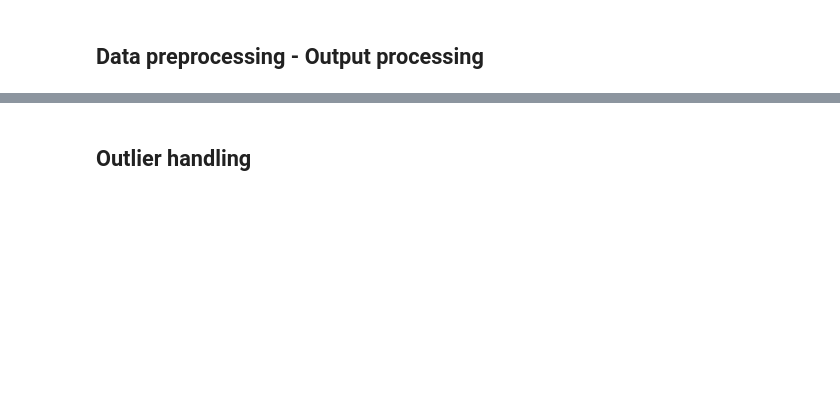
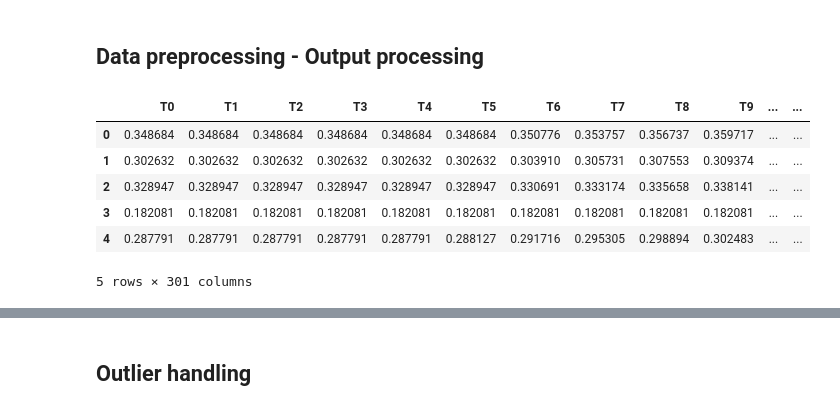
Before and after one commit to Xitenghao/MBR-XGBoost, a Jupyter notebook: Exploration.ipynb, the cells around one changed output, grey strips where cells are left out. Cells and saved outputs as stored; diff of their text form; code cells hidden in the pictures; blank space fills up the shorter version.

```diff
--- a/Exploration.ipynb
+++ b/Exploration.ipynb
@@ -124,19 +26,23 @@ plt.show()
 # %%
 # IDs that meet the research criteria
-# use_ID = Info.loc[(max_tos<=max_tos_Q2) & (Info['n'] >= 3) & (max_tos>=max_tos_Q1), 'ID'].tolist()
-use_ID = Info.loc[(Info['maxTOS'] <= 3000) & (Info['n'] >= 5) & (Info['maxTOS'] >= 300),'ID'].tolist()
-use_mto_df = mto_df[mto_df['ID'].isin(use_ID)]
-use_mto_df.reset_index(drop=True,inplace=True)
-use_mto_df.to_excel('use_df.xlsx', index=False)
+data_used = pd.read_excel('ethylene_used.xlsx')
+ID = list(set(data_used['ID']))
 
-# Define the time interval and interpolation points
 # - the time interval we focused on
 Tmin = 0; Tmax = 300
 Grids = np.arange(Tmin, Tmax+1, 1)
 
 '''Call the defined function for interpolation'''
-df_Curves = format_Curves(use_mto_df, use_ID, 'Stotal%', Grids)
-print(len(df_Curves))
+df_Curves = format_Curves(data_used, ID, Grids)
+df_Curves.head()
+# %% [output]
+|  | T0 | T1 | T2 | T3 | T4 | T5 | T6 | T7 | T8 | T9 | ... | ... |
+| 0 | 0.348684 | 0.348684 | 0.348684 | 0.348684 | 0.348684 | 0.348684 | 0.350776 | 0.353757 | 0.356737 | 0.359717 | ... | ... |
+| 1 | 0.302632 | 0.302632 | 0.302632 | 0.302632 | 0.302632 | 0.302632 | 0.303910 | 0.305731 | 0.307553 | 0.309374 | ... | ... |
+| 2 | 0.328947 | 0.328947 | 0.328947 | 0.328947 | 0.328947 | 0.328947 | 0.330691 | 0.333174 | 0.335658 | 0.338141 | ... | ... |
+| 3 | 0.182081 | 0.182081 | 0.182081 | 0.182081 | 0.182081 | 0.182081 | 0.182081 | 0.182081 | 0.182081 | 0.182081 | ... | ... |
+| 4 | 0.287791 | 0.287791 | 0.287791 | 0.287791 | 0.287791 | 0.288127 | 0.291716 | 0.295305 | 0.298894 | 0.302483 | ... | ... |
+5 rows × 301 columns
 # %%
 curves_show_id = [0, 28, 93, 10, 31, 87]
 
```
Also changed, not shown: parts of 13 cells of this notebook, 11 other files.
